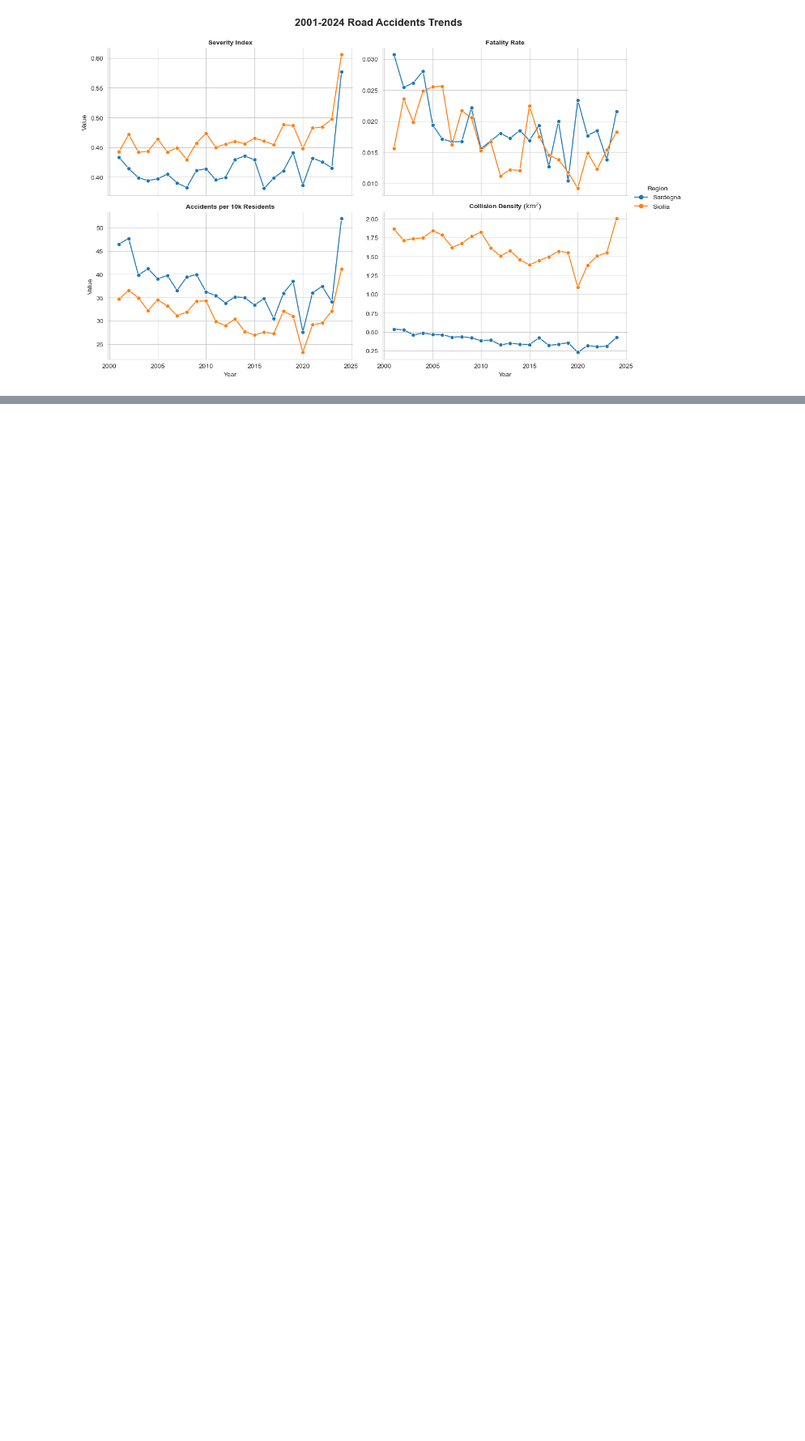
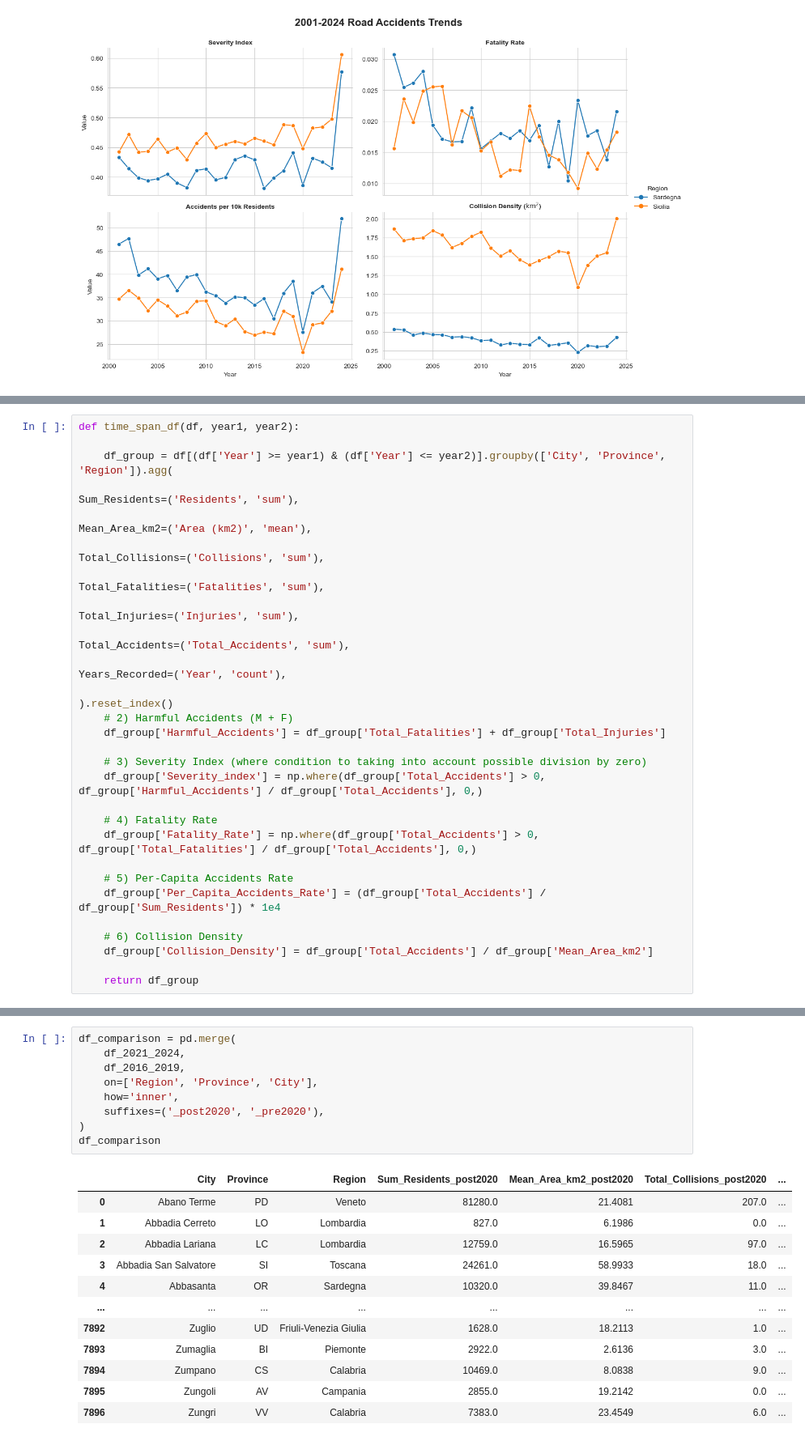
Before and after one commit to marcoboscato/ISTAT_traffic_analysis, a Jupyter notebook: analysis.ipynb, the cells around one changed output, grey strips where cells are left out. Shown at 81% size. Saved outputs shown, nothing was run; the diff lists cells and outputs as text; blank space fills up the shorter version.

```diff
--- a/analysis.ipynb
+++ b/analysis.ipynb
@@ -487,0 +506,28 @@ Since the purpose of this analysis is to determine where to focus efforts to inv
+# %%
+def time_span_df(df, year1, year2):
+
+    df_group = df[(df['Year'] >= year1) & (df['Year'] <= year2)].groupby(['City', 'Province', 'Region']).agg(
+                                                                                                Sum_Residents=('Residents', 'sum'),
+                                                                                                Mean_Area_km2=('Area (km2)', 'mean'),
+                                                                                                Total_Collisions=('Collisions', 'sum'),
+                                                                                                Total_Fatalities=('Fatalities', 'sum'),
+                                                                                                Total_Injuries=('Injuries', 'sum'),
+                                                                                                Total_Accidents=('Total_Accidents', 'sum'),
+                                                                                                Years_Recorded=('Year', 'count'),
+                                                                                                ).reset_index()
+    # 2) Harmful Accidents (M + F)
+    df_group['Harmful_Accidents'] = df_group['Total_Fatalities'] + df_group['Total_Injuries']
+
+    # 3) Severity Index (where condition to taking into account possible division by zero)
+    df_group['Severity_index'] = np.where(df_group['Total_Accidents'] > 0, df_group['Harmful_Accidents'] / df_group['Total_Accidents'], 0,)
+
+    # 4) Fatality Rate
+    df_group['Fatality_Rate'] = np.where(df_group['Total_Accidents'] > 0, df_group['Total_Fatalities'] / df_group['Total_Accidents'], 0,)
+
+    # 5) Per-Capita Accidents Rate
+    df_group['Per_Capita_Accidents_Rate'] = (df_group['Total_Accidents'] / df_group['Sum_Residents']) * 1e4
+
+    # 6) Collision Density
+    df_group['Collision_Density'] = df_group['Total_Accidents'] / df_group['Mean_Area_km2']
+
+    return df_group
@@ -487,0 +539,22 @@ Since the purpose of this analysis is to determine where to focus efforts to inv
+# %%
+df_comparison = pd.merge(
+    df_2021_2024,
+    df_2016_2019,
+    on=['Region', 'Province', 'City'],
+    how='inner',
+    suffixes=('_post2020', '_pre2020'),
+)
+df_comparison
+# %% [output]
+|  | City | Province | Region | Sum_Residents_post2020 | Mean_Area_km2_post2020 | Total_Collisions_post2020 | ... |
+| 0 | Abano Terme | PD | Veneto | 81280.0 | 21.4081 | 207.0 | ... |
+| 1 | Abbadia Cerreto | LO | Lombardia | 827.0 | 6.1986 | 0.0 | ... |
+| 2 | Abbadia Lariana | LC | Lombardia | 12759.0 | 16.5965 | 97.0 | ... |
+| 3 | Abbadia San Salvatore | SI | Toscana | 24261.0 | 58.9933 | 18.0 | ... |
+| 4 | Abbasanta | OR | Sardegna | 10320.0 | 39.8467 | 11.0 | ... |
+| ... | ... | ... | ... | ... | ... | ... | ... |
+| 7892 | Zuglio | UD | Friuli-Venezia Giulia | 1628.0 | 18.2113 | 1.0 | ... |
+| 7893 | Zumaglia | BI | Piemonte | 2922.0 | 2.6136 | 3.0 | ... |
+| 7894 | Zumpano | CS | Calabria | 10469.0 | 8.0838 | 9.0 | ... |
+| 7895 | Zungoli | AV | Campania | 2855.0 | 19.2142 | 0.0 | ... |
+| 7896 | Zungri | VV | Calabria | 7383.0 | 23.4549 | 6.0 | ... |
```
Also changed, not shown: parts of 20 cells of this notebook.
